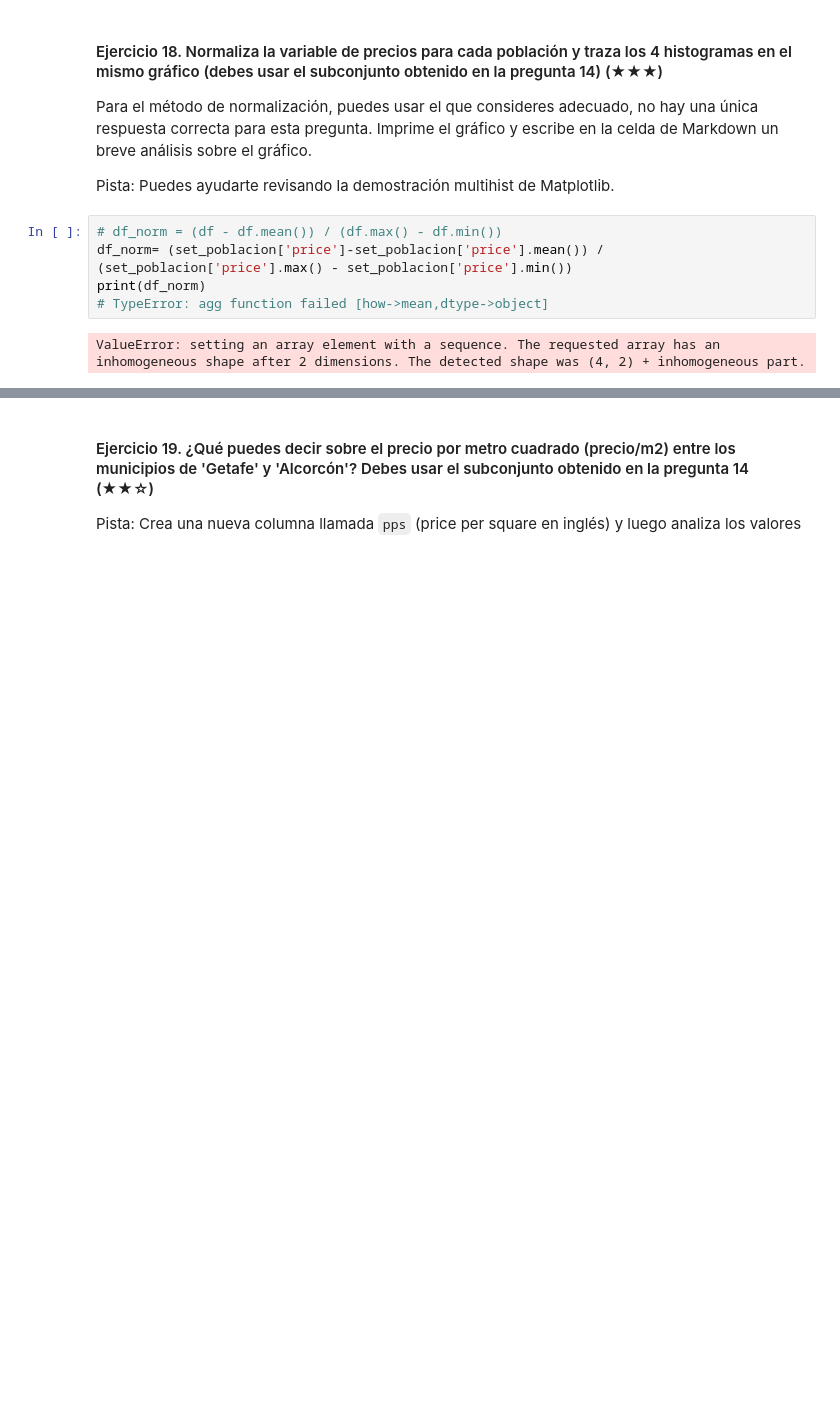
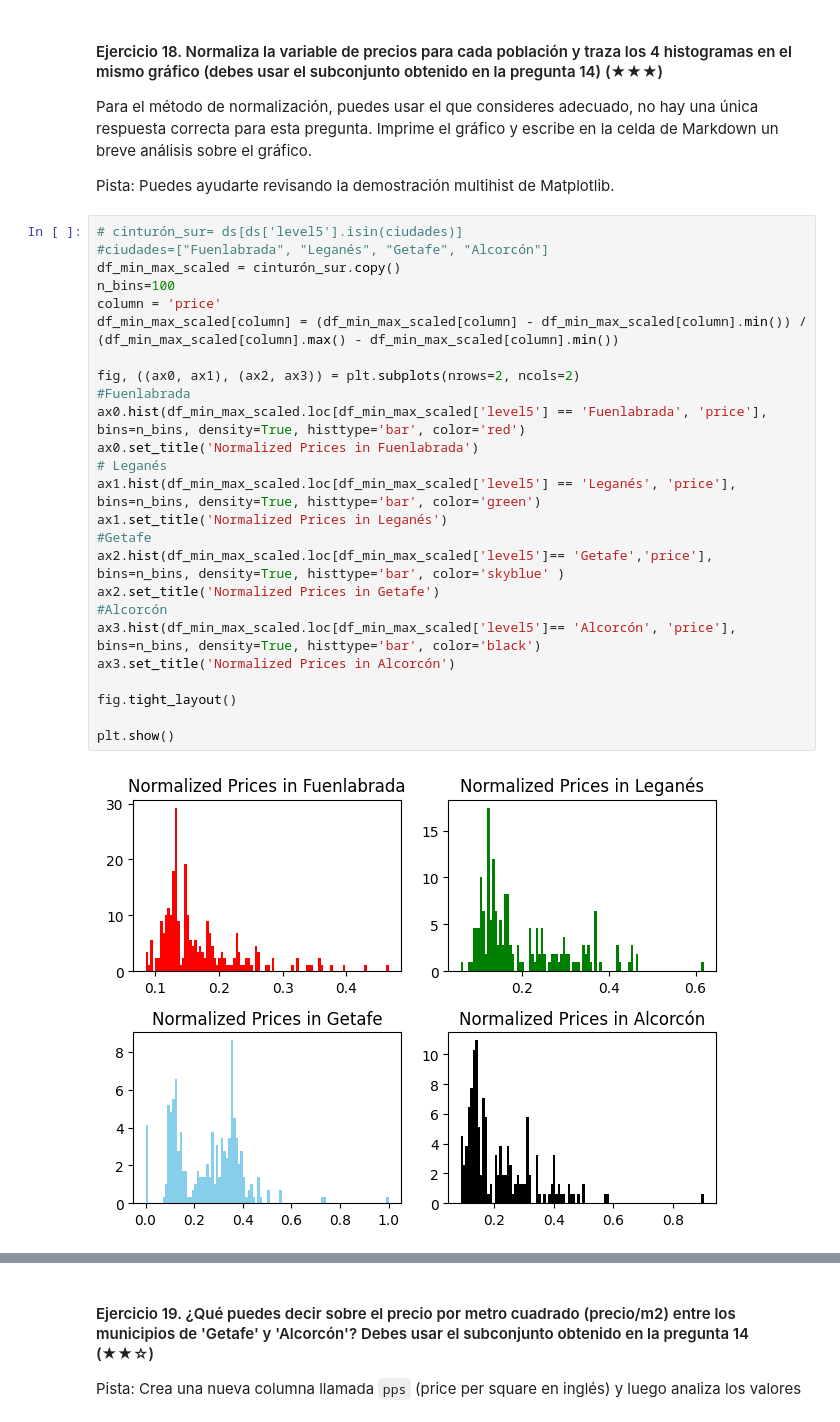
Before and after one commit to XaviCarrera/real_state-exercise_final, a Jupyter notebook: project.es.ipynb, the cells around one changed output, grey strips where cells are left out. Saved outputs shown, nothing was run; the diff lists cells and outputs as text; blank space fills up the shorter version.

```diff
--- a/project.es.ipynb
+++ b/project.es.ipynb
@@ -350,10 +350,30 @@ Para el método de normalización, puedes usar el que consideres adecuado, no ha
 
 Pista: Puedes ayudarte revisando la demostración multihist de Matplotlib.
 # %%
-# df_norm = (df - df.mean()) / (df.max() - df.min())
-df_norm= (set_poblacion['price']-set_poblacion['price'].mean()) / (set_poblacion['price'].max() - set_poblacion['price'].min())
-print(df_norm)
-# TypeError: agg function failed [how->mean,dtype->object]
+# cinturón_sur= ds[ds['level5'].isin(ciudades)]
+#ciudades=["Fuenlabrada", "Leganés", "Getafe", "Alcorcón"]
+df_min_max_scaled = cinturón_sur.copy()
+n_bins=100
+column = 'price'
+df_min_max_scaled[column] = (df_min_max_scaled[column] - df_min_max_scaled[column].min()) / (df_min_max_scaled[column].max() - df_min_max_scaled[column].min())
+
+fig, ((ax0, ax1), (ax2, ax3)) = plt.subplots(nrows=2, ncols=2)
+#Fuenlabrada
+ax0.hist(df_min_max_scaled.loc[df_min_max_scaled['level5'] == 'Fuenlabrada', 'price'], bins=n_bins, density=True, histtype='bar', color='red')
+ax0.set_title('Normalized Prices in Fuenlabrada')
+# Leganés
+ax1.hist(df_min_max_scaled.loc[df_min_max_scaled['level5'] == 'Leganés', 'price'], bins=n_bins, density=True, histtype='bar', color='green')
+ax1.set_title('Normalized Prices in Leganés')
+#Getafe
+ax2.hist(df_min_max_scaled.loc[df_min_max_scaled['level5']== 'Getafe','price'], bins=n_bins, density=True, histtype='bar', color='skyblue' )
+ax2.set_title('Normalized Prices in Getafe')
+#Alcorcón
+ax3.hist(df_min_max_scaled.loc[df_min_max_scaled['level5']== 'Alcorcón', 'price'], bins=n_bins, density=True, histtype='bar', color='black')
+ax3.set_title('Normalized Prices in Alcorcón')
+
+fig.tight_layout()
+
+plt.show()
 # %% [output]
-ValueError: setting an array element with a sequence. The requested array has an inhomogeneous shape after 2 dimensions. The detected shape was (4, 2) + inhomogeneous part.
+[figure, added]
 # %% [markdown]
```
Also changed, not shown: parts of 2 cells of this notebook.
